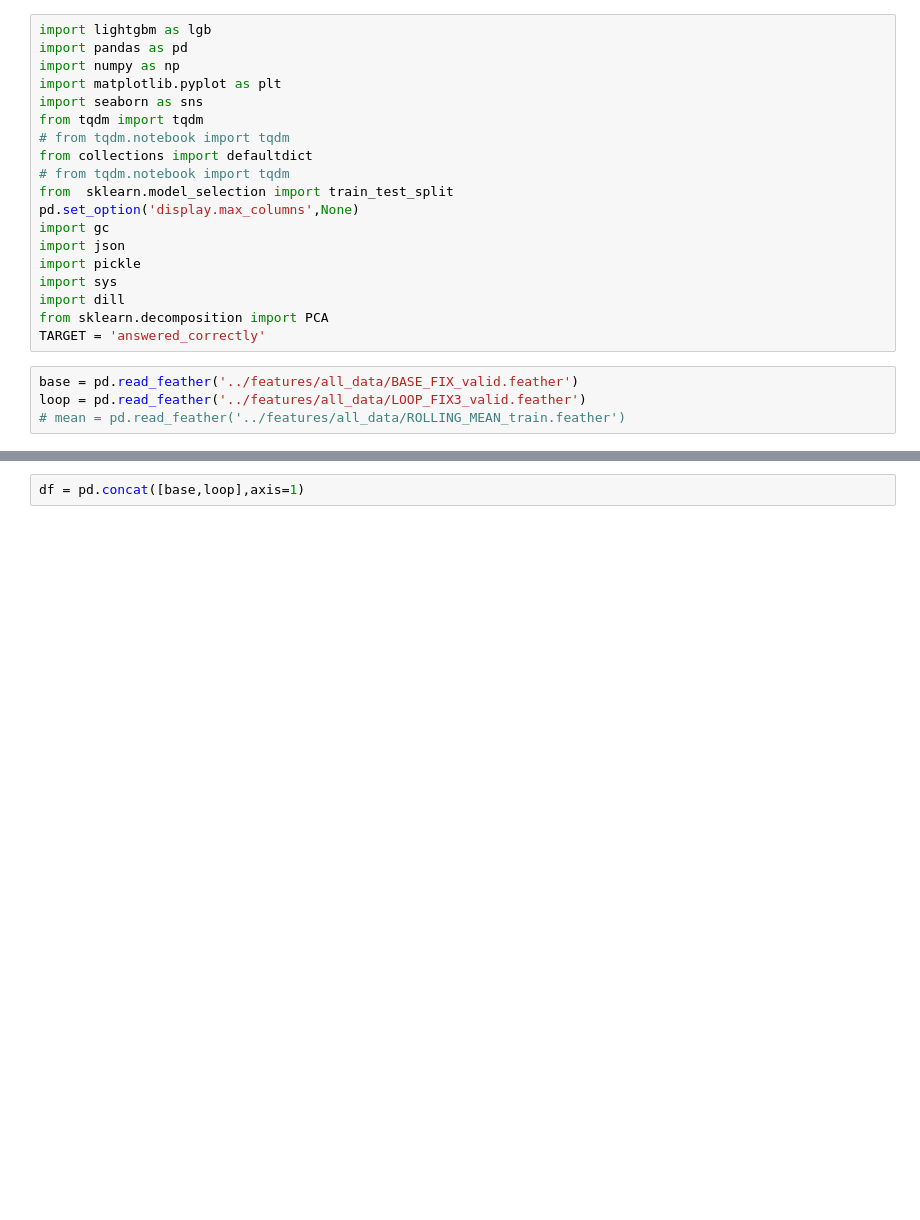
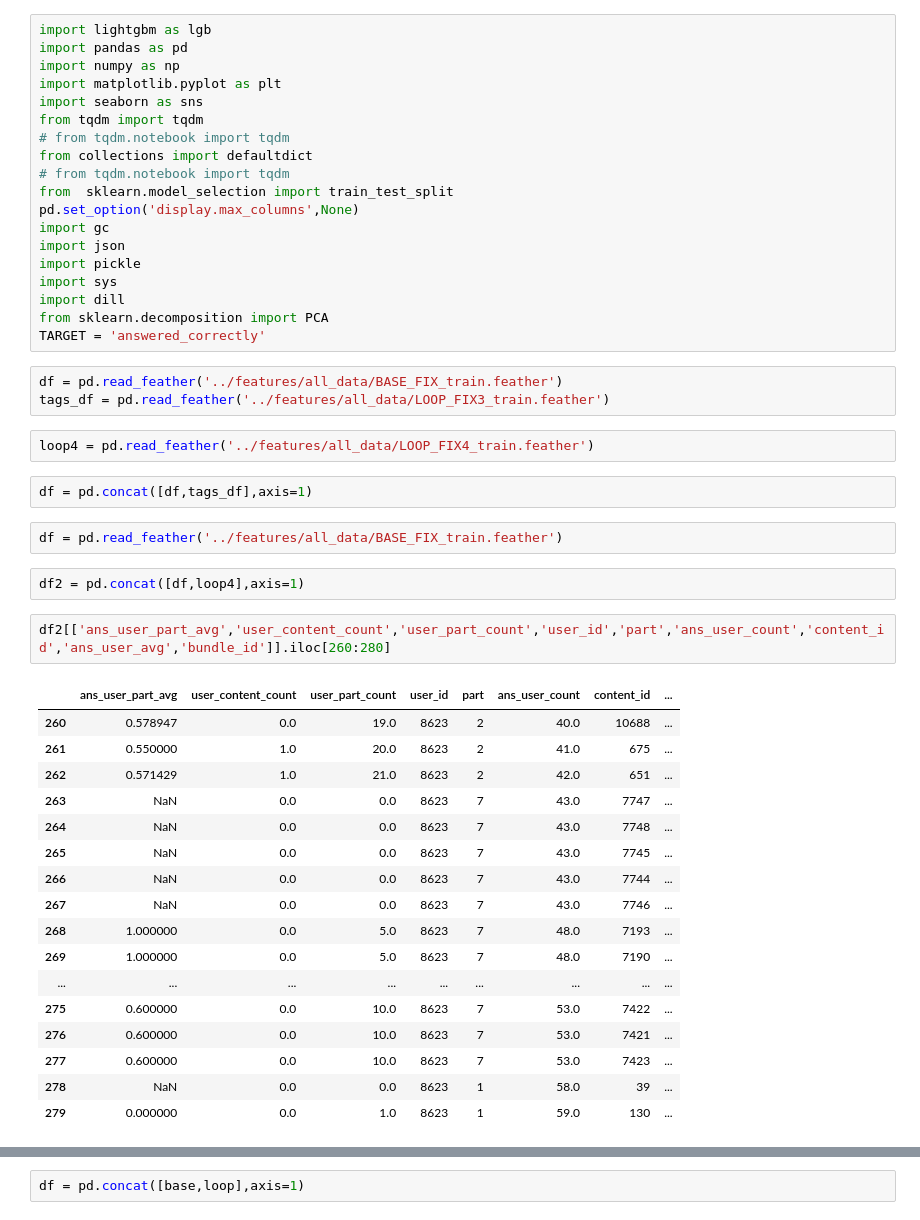
Before and after one commit to zakopuro/kaggle_Riiid, a Jupyter notebook: notebook/debug.ipynb, the cells around one changed output, grey strips where cells are left out. Drawn from its saved outputs; the diff is of its cells as text; blank space fills up the shorter version.

```diff
--- a/notebook/debug.ipynb
+++ b/notebook/debug.ipynb
@@ -18,6 +18,33 @@ import dill
 from sklearn.decomposition import PCA
 TARGET = 'answered_correctly'
 # %%
-base = pd.read_feather('../features/all_data/BASE_FIX_valid.feather')
-loop = pd.read_feather('../features/all_data/LOOP_FIX3_valid.feather')
-# mean = pd.read_feather('../features/all_data/ROLLING_MEAN_train.feather')
+df = pd.read_feather('../features/all_data/BASE_FIX_train.feather')
+tags_df = pd.read_feather('../features/all_data/LOOP_FIX3_train.feather')
+# %%
+loop4 = pd.read_feather('../features/all_data/LOOP_FIX4_train.feather')
+# %%
+df = pd.concat([df,tags_df],axis=1)
+# %%
+df = pd.read_feather('../features/all_data/BASE_FIX_train.feather')
+# %%
+df2 = pd.concat([df,loop4],axis=1)
+# %%
+df2[['ans_user_part_avg','user_content_count','user_part_count','user_id','part','ans_user_count','content_id','ans_user_avg','bundle_id']].iloc[260:280]
+# %% [output]
+|  | ans_user_part_avg | user_content_count | user_part_count | user_id | part | ans_user_count | content_id | ... |
+| 260 | 0.578947 | 0.0 | 19.0 | 8623 | 2 | 40.0 | 10688 | ... |
+| 261 | 0.550000 | 1.0 | 20.0 | 8623 | 2 | 41.0 | 675 | ... |
+| 262 | 0.571429 | 1.0 | 21.0 | 8623 | 2 | 42.0 | 651 | ... |
+| 263 | NaN | 0.0 | 0.0 | 8623 | 7 | 43.0 | 7747 | ... |
+| 264 | NaN | 0.0 | 0.0 | 8623 | 7 | 43.0 | 7748 | ... |
+| 265 | NaN | 0.0 | 0.0 | 8623 | 7 | 43.0 | 7745 | ... |
+| 266 | NaN | 0.0 | 0.0 | 8623 | 7 | 43.0 | 7744 | ... |
+| 267 | NaN | 0.0 | 0.0 | 8623 | 7 | 43.0 | 7746 | ... |
+| 268 | 1.000000 | 0.0 | 5.0 | 8623 | 7 | 48.0 | 7193 | ... |
+| 269 | 1.000000 | 0.0 | 5.0 | 8623 | 7 | 48.0 | 7190 | ... |
+| ... | ... | ... | ... | ... | ... | ... | ... | ... |
+| 275 | 0.600000 | 0.0 | 10.0 | 8623 | 7 | 53.0 | 7422 | ... |
+| 276 | 0.600000 | 0.0 | 10.0 | 8623 | 7 | 53.0 | 7421 | ... |
+| 277 | 0.600000 | 0.0 | 10.0 | 8623 | 7 | 53.0 | 7423 | ... |
+| 278 | NaN | 0.0 | 0.0 | 8623 | 1 | 58.0 | 39 | ... |
+| 279 | 0.000000 | 0.0 | 1.0 | 8623 | 1 | 59.0 | 130 | ... |
```
Also changed, not shown: parts of 31 cells of this notebook, 15 other files.
